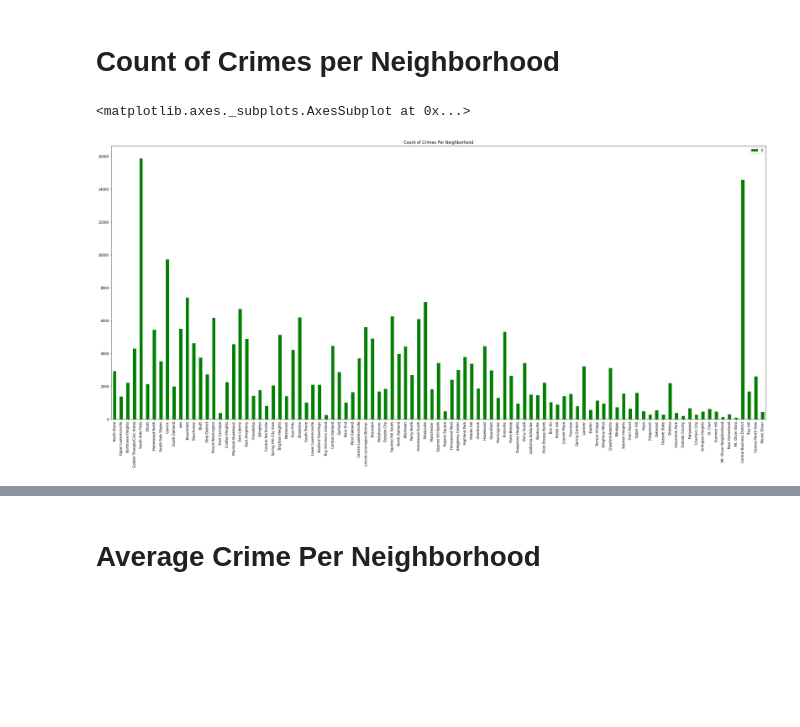
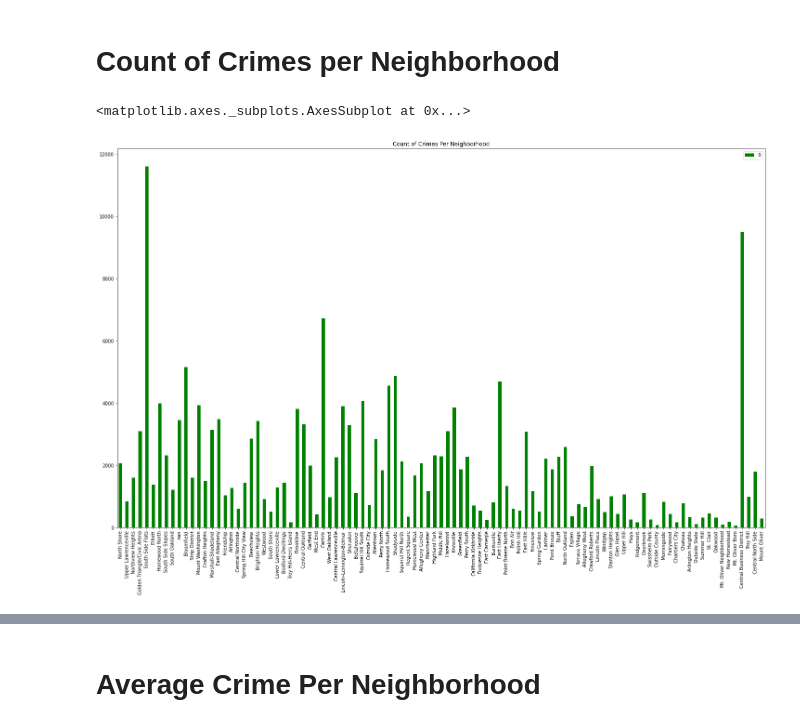
Before and after one commit to MasonGobat/bigIdeasFinalProject, a Jupyter notebook: Crime.ipynb, the cells around one changed output, grey strips where cells are left out. Cells and saved outputs as stored; diff of their text form; code cells hidden in the pictures; blank space fills up the shorter version.

```diff
--- a/Crime.ipynb
+++ b/Crime.ipynb
@@ -9,28 +11,24 @@ My code reads the hierarchy column for each crime committed and the neighborhood
 # %%
 import pandas as pd
 import geopandas
 %matplotlib inline
 
 chip = pd.read_csv("data/CrimeRate.csv")
 
 dict = {}
 dict_count = {}
 for index, row in chip.iterrows():
-    if not row['INCIDENTNEIGHBORHOOD'] in dict:
+    if not row['INCIDENTNEIGHBORHOOD'] in dict and row["HIERARCHY"] < 99:
         dict[row['INCIDENTNEIGHBORHOOD']] = row['HIERARCHY']
         dict_count[row['INCIDENTNEIGHBORHOOD']] = 1
-    else:
+
+    elif row["HIERARCHY"] < 99:
         dict[row['INCIDENTNEIGHBORHOOD']] = dict.get(row['INCIDENTNEIGHBORHOOD']) + row['HIERARCHY']
         dict_count[row['INCIDENTNEIGHBORHOOD']] = dict_count.get(row['INCIDENTNEIGHBORHOOD']) + 1
 
-mean = {}
-for (k,v), (k2,v2) in zip(dict.items(), dict_count.items()):
-     mean[k] = v/v2
+count_df = pd.DataFrame.from_dict(dict_count, orient = 'index')
 
-count_df = pd.DataFrame.from_dict(dict_count, orient = 'index')
-mean_dataframe = pd.DataFrame.from_dict(mean, orient = 'index')
-
-count_df.plot(kind = "bar", figsize=(35,15), color= "green", title = "Count of Crimes Per Neighborhood")
+count_df.plot(kind = "bar", figsize=(25,15), color= "green", title = "Count of Crimes Per Neighborhood")
 # %% [output]
 <matplotlib.axes._subplots.AxesSubplot at 0x...>
-[figure, old version]
+[figure, new version]
```
Also changed, not shown: parts of 19 cells of this notebook.
